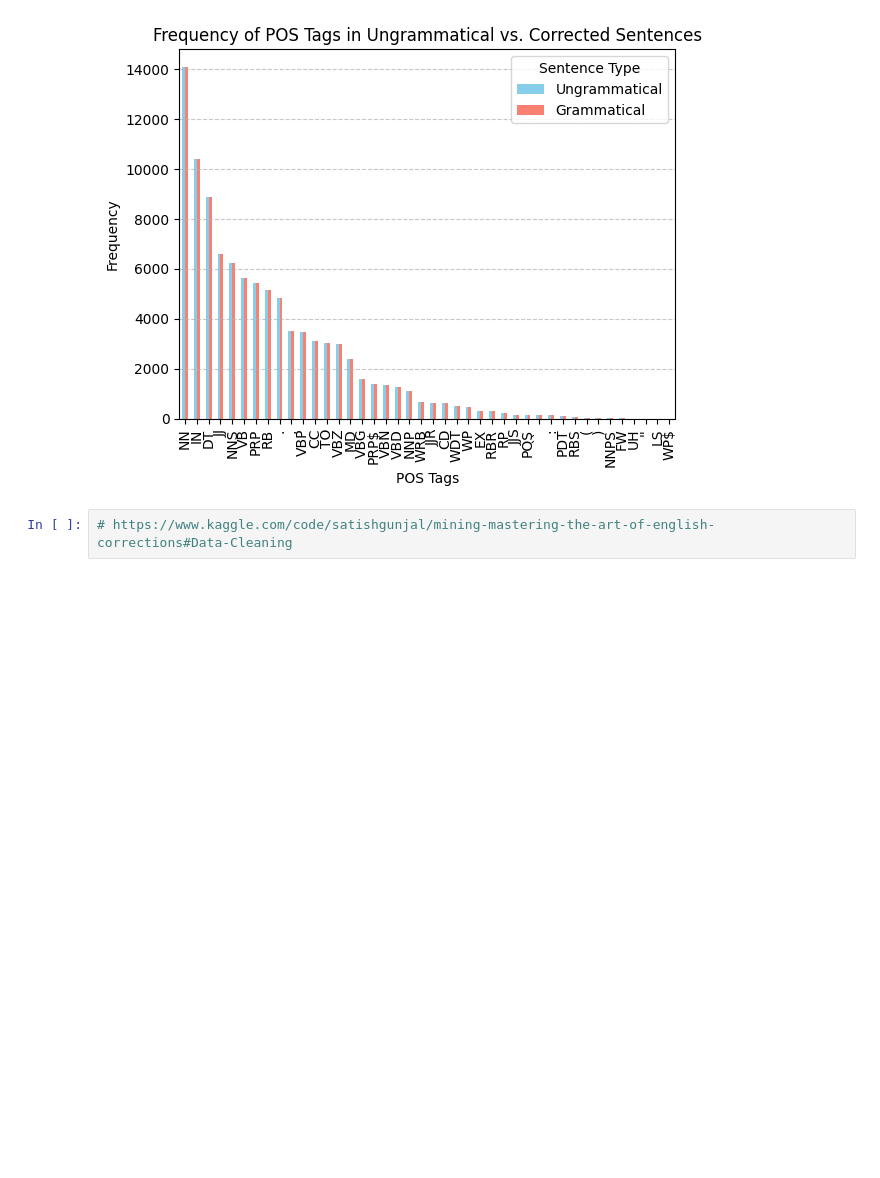
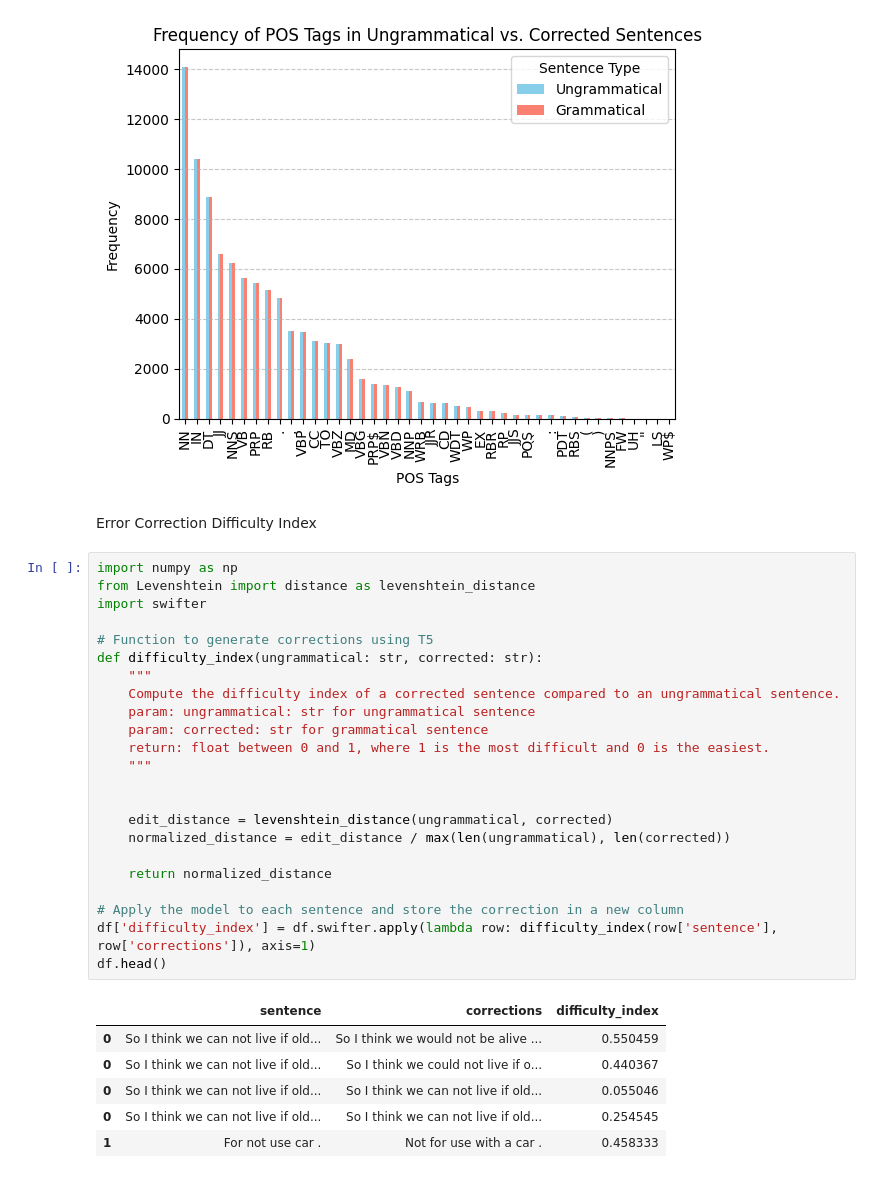
Before and after one commit to Sopralapanca/jet-brains-internship-challenge, a Jupyter notebook: [JBI]ImprovingWritingAssistance.ipynb, the cells around one changed output. Drawn from its saved outputs; the diff is of its cells as text; blank space fills up the shorter version.

```diff
--- a/[JBI]ImprovingWritingAssistance.ipynb
+++ b/[JBI]ImprovingWritingAssistance.ipynb
@@ -280,5 +276,35 @@ pos_tag_distributions(df["sentence"], df["corrections"])
 # %% [output]
 <Figure size 3000x1000 with 0 Axes>
 [figure]
-# %%
-# https://www.kaggle.com/code/satishgunjal/mining-mastering-the-art-of-english-corrections#Data-Cleaning
+# %% [markdown]
+Error Correction Difficulty Index
+# %%
+import numpy as np
+from Levenshtein import distance as levenshtein_distance
+import swifter
+
+# Function to generate corrections using T5
+def difficulty_index(ungrammatical: str, corrected: str):
+    """
+    Compute the difficulty index of a corrected sentence compared to an ungrammatical sentence.
+    param: ungrammatical: str for ungrammatical sentence
+    param: corrected: str for grammatical sentence
+    return: float between 0 and 1, where 1 is the most difficult and 0 is the easiest.
+    """
+
+
+    edit_distance = levenshtein_distance(ungrammatical, corrected)
+    normalized_distance = edit_distance / max(len(ungrammatical), len(corrected))
+
+    return normalized_distance
+
+# Apply the model to each sentence and store the correction in a new column
+df['difficulty_index'] = df.swifter.apply(lambda row: difficulty_index(row['sentence'], row['corrections']), axis=1)
+df.head()
+# %% [output]
+|  | sentence | corrections | difficulty_index |
+| 0 | So I think we can not live if old... | So I think we would not be alive ... | 0.550459 |
+| 0 | So I think we can not live if old... | So I think we could not live if o... | 0.440367 |
+| 0 | So I think we can not live if old... | So I think we can not live if old... | 0.055046 |
+| 0 | So I think we can not live if old... | So I think we can not live if old... | 0.254545 |
+| 1 | For not use car . | Not for use with a car . | 0.458333 |
```
Also changed, not shown: parts of 14 cells of this notebook.
